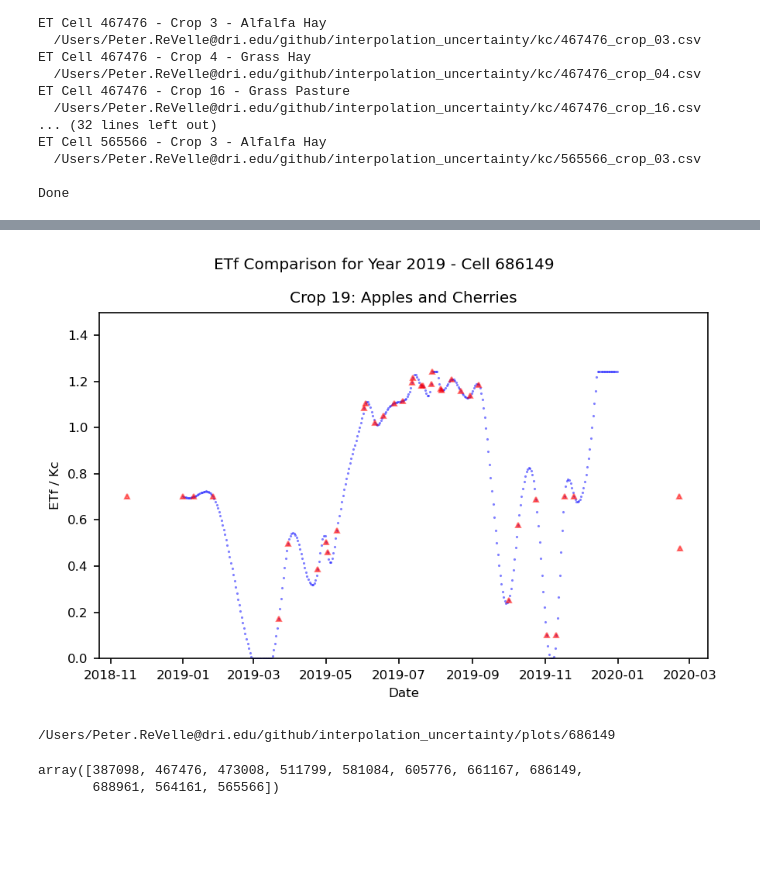
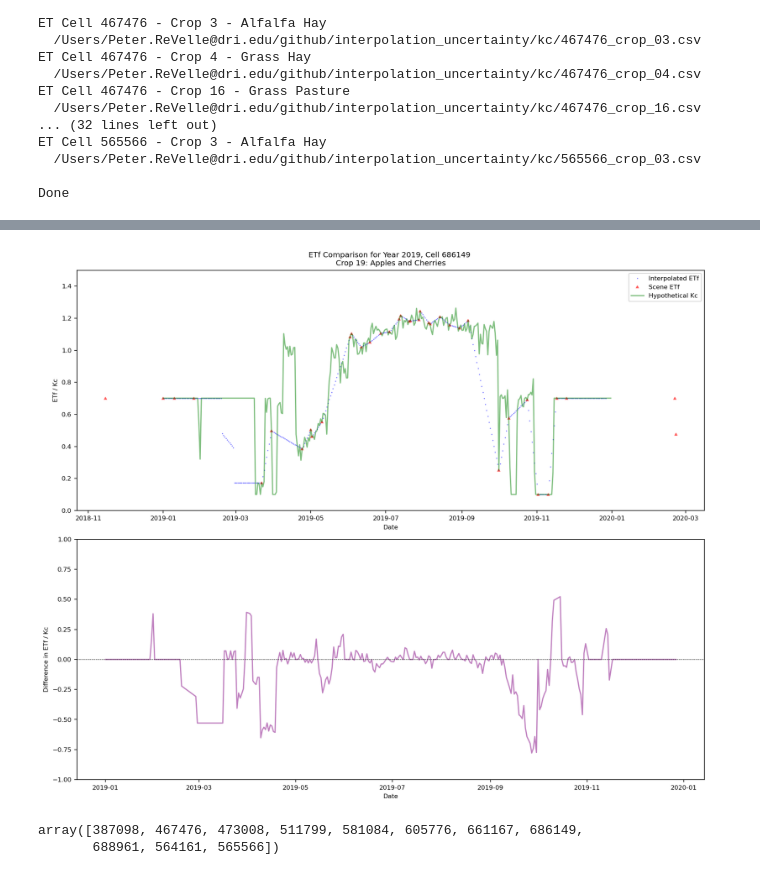
Before and after one commit to cgmorton/interpolation_uncertainty, a Jupyter notebook: analysis_spline.ipynb, the cells around one changed output, grey strips where cells are left out. Cells and saved outputs as stored; diff of their text form; code cells hidden in the pictures; blank space fills up the shorter version.

```diff
--- a/analysis_spline.ipynb
+++ b/analysis_spline.ipynb
@@ -145,6 +145,9 @@ for et_cell, kc_path in et_cell_crops:
 688961_crop_03.csv
 564161_crop_04.csv
 565566_crop_03.csv
+# %%
+# Interpolation method to use (either "linear" or "spline")
+interp_method = 'spline'
 # %% [markdown]
 ## Functions
 # %%
@@ -381,6 +347,7 @@ growsn_list = []
 annual_list = []
 all_interp_values = []
 all_scene_values = []
+all_kc_values = []
 
 kc_fill = 'kc'
 # kc_fill = 'kcb'
@@ -427,7 +394,7 @@ for et_cell, kc_path in et_cell_crops:
         scene_etf_df.drop(['kcb'], axis=1, inplace=True)
 
         interp_daily_etf_df = interpolate_daily_etf(
-            scene_etf_df, cell_id=cell_id, year=scene_year, interp_days=interp_days
+            scene_etf_df, cell_id=cell_id, year=scene_year, interp_days=interp_days, method=interp_method
         )
         # fig, ax0 = plt.subplots(1, 1, figsize=(6, 3), dpi=150)
         # interp_daily_etf_df['etf'].plot(ax=ax0, linestyle='none', marker='.', ms=1, color='blue')
@@ -561,7 +528,14 @@ for et_cell, kc_path in et_cell_crops:
         crop_num=crop_num,
         scene_year=scene_year
         ))
+
         all_scene_values.append(scene_etf_df[['etf']].assign(
+        cell_id=cell_id,
+        crop_num=crop_num,
+        scene_year=scene_year
+        ))
+
+        all_kc_values.append(target_daily_kc_df[['kc']].assign(
         cell_id=cell_id,
         crop_num=crop_num,
         scene_year=scene_year
@@ -577,6 +551,7 @@ growsn_df = pd.concat(growsn_list)
 annual_df = pd.concat(annual_list)
 all_interp_df = pd.concat(all_interp_values)
 all_scene_df = pd.concat(all_scene_values)
+all_kc_df = pd.concat(all_kc_values)
 
 # print(monthly_df.head())
 
@@ -676,9 +653,8 @@ def plot_etf_comparison(all_interp_etf_df, all_scene_etf_df, year, cell_id=None,
 # %%
 first_cell_id = all_interp_df['cell_id'].unique()[-4]
-plot_etf_comparison(all_interp_df, all_scene_df, year=2019, cell_id=first_cell_id)
+plot_etf_comparison(all_interp_df, all_scene_df, all_kc_df, year=2019, cell_id=first_cell_id)
 # %% [output]
-[figure, old version]
+[figure, new version]
-/Users/Peter.ReVelle@dri.edu/github/interpolation_uncertainty/plots/686149
 # %%
 cell_ids = all_interp_df['cell_id'].unique()
 cell_ids
```
Also changed, not shown: parts of 21 cells of this notebook, 48 other files.
